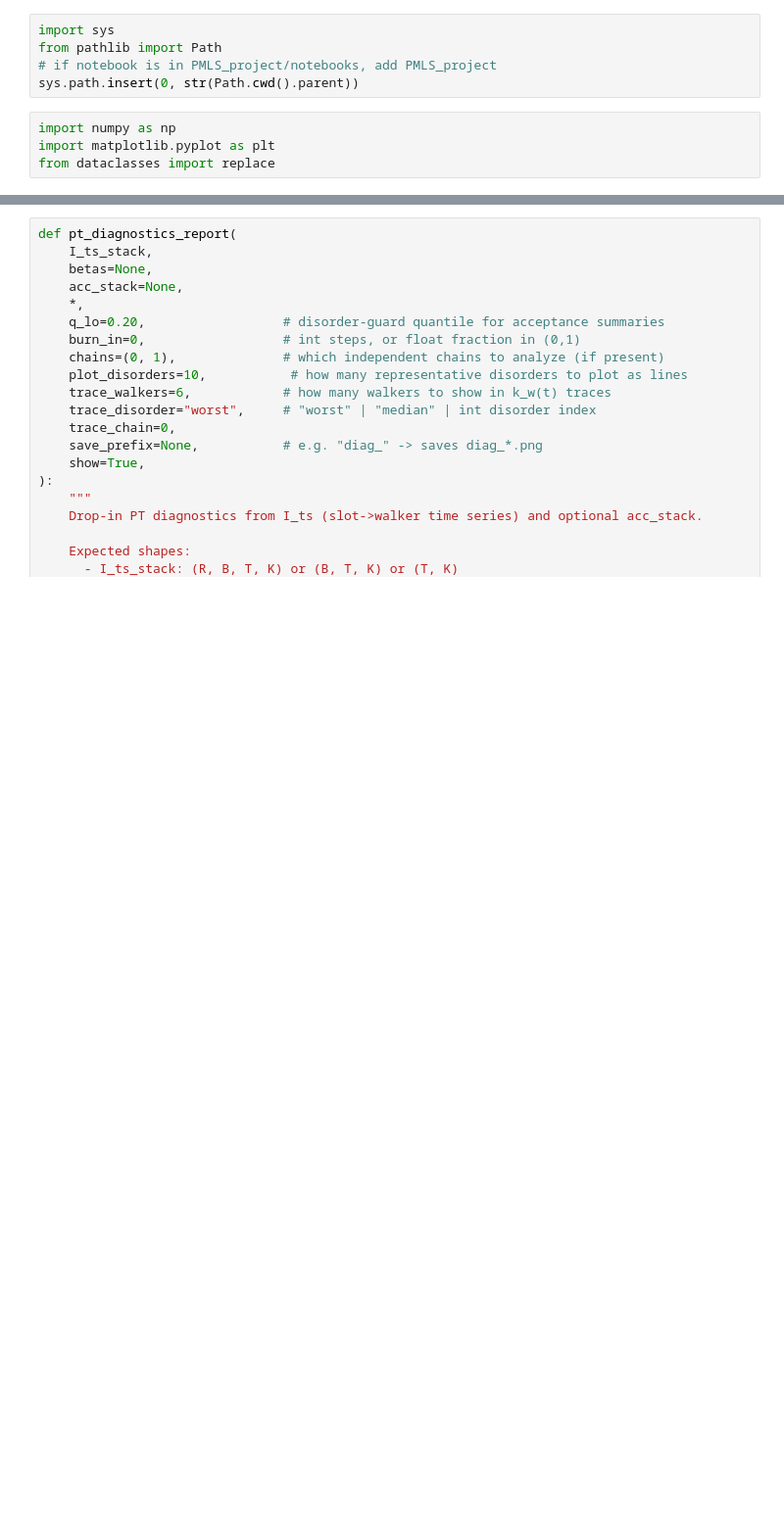
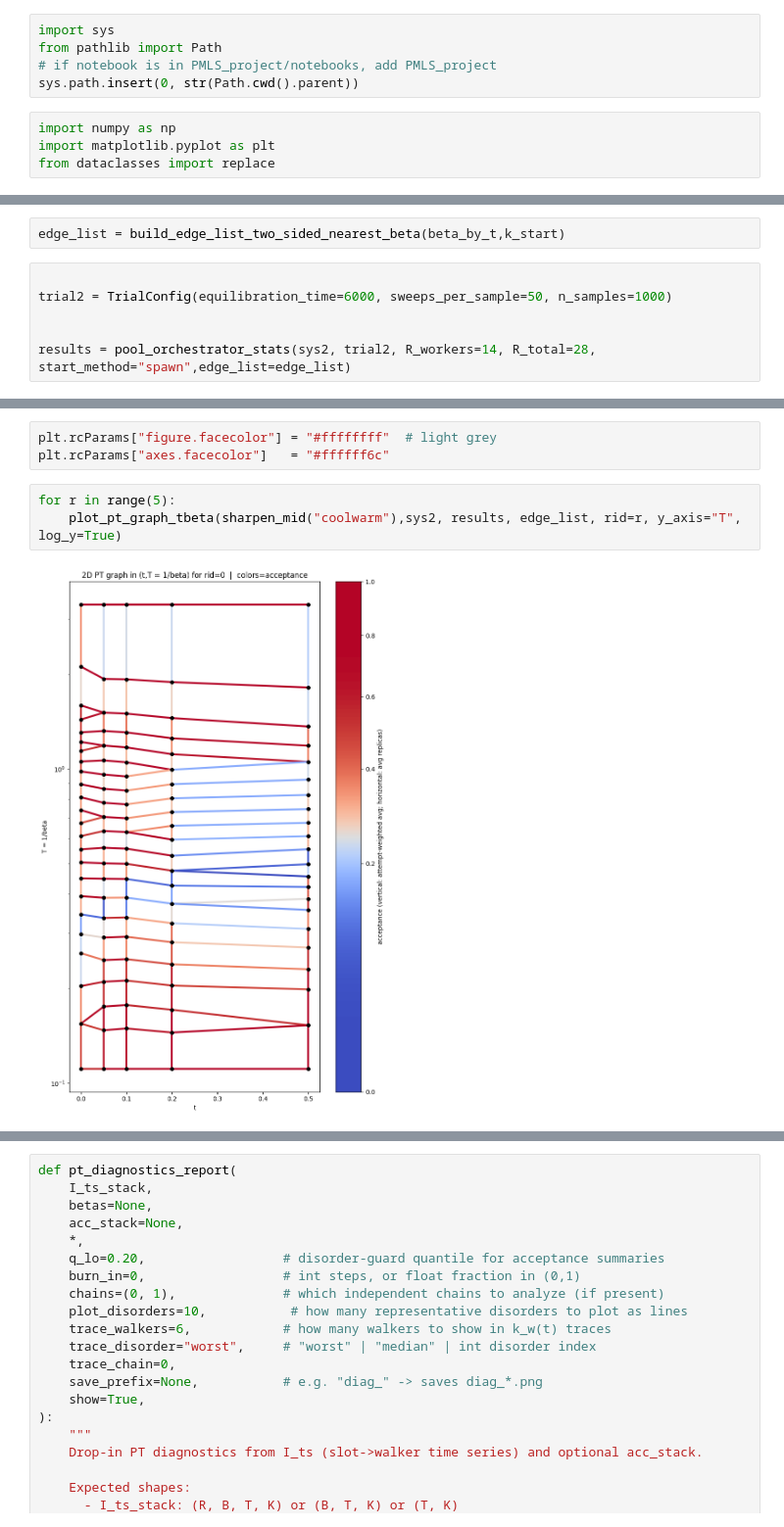
Before and after one commit to Ale-Neri-137/PMLS_project, a Jupyter notebook: notebook/Main2.ipynb, the cells around one changed output, grey strips where cells are left out. Shown at 98% size. Saved outputs shown, nothing was run; the diff lists cells and outputs as text; blank space fills up the shorter version.

```diff
--- a/notebook/Main2.ipynb
+++ b/notebook/Main2.ipynb
@@ -58,0 +132,8 @@ acc_low= [56 46 42 40 43 43 41 41 37 38 38 44 46 27 34 53 20 21 21 26 18 28 22 8
+# %%
+edge_list = build_edge_list_two_sided_nearest_beta(beta_by_t,k_start)
+# %%
+
+trial2 = TrialConfig(equilibration_time=6000, sweeps_per_sample=50, n_samples=1000)
+
+
+results = pool_orchestrator_stats(sys2, trial2, R_workers=14, R_total=28, start_method="spawn",edge_list=edge_list)
@@ -58,0 +321,8 @@ acc_low= [56 46 42 40 43 43 41 41 37 38 38 44 46 27 34 53 20 21 21 26 18 28 22 8
+# %%
+plt.rcParams["figure.facecolor"] = "#ffffffff"  # light grey
+plt.rcParams["axes.facecolor"]   = "#ffffff6c"
+# %%
+for r in range(5):
+    plot_pt_graph_tbeta(sharpen_mid("coolwarm"),sys2, results, edge_list, rid=r, y_axis="T", log_y=True)
+# %% [output]
+[figure, added]
```
Also changed, not shown: parts of 31 cells of this notebook, 3 other files.
